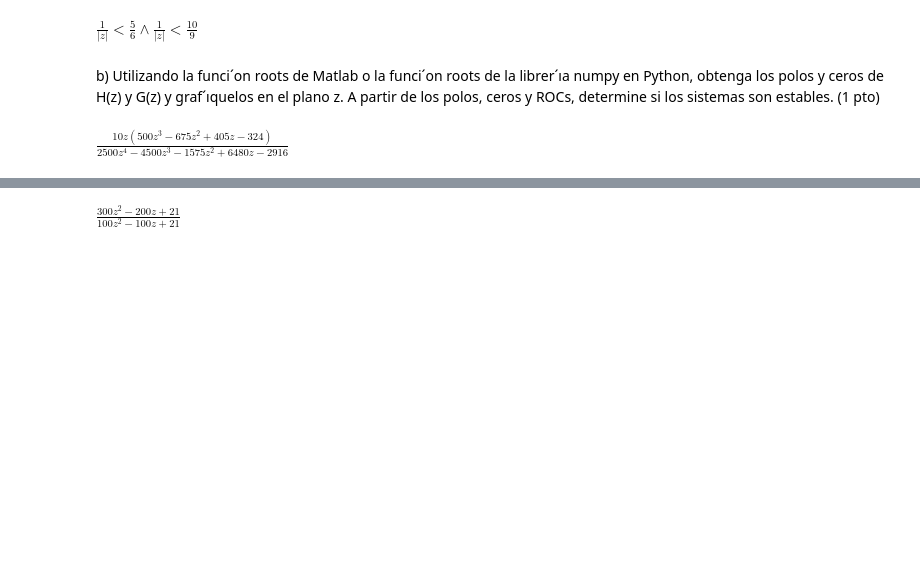
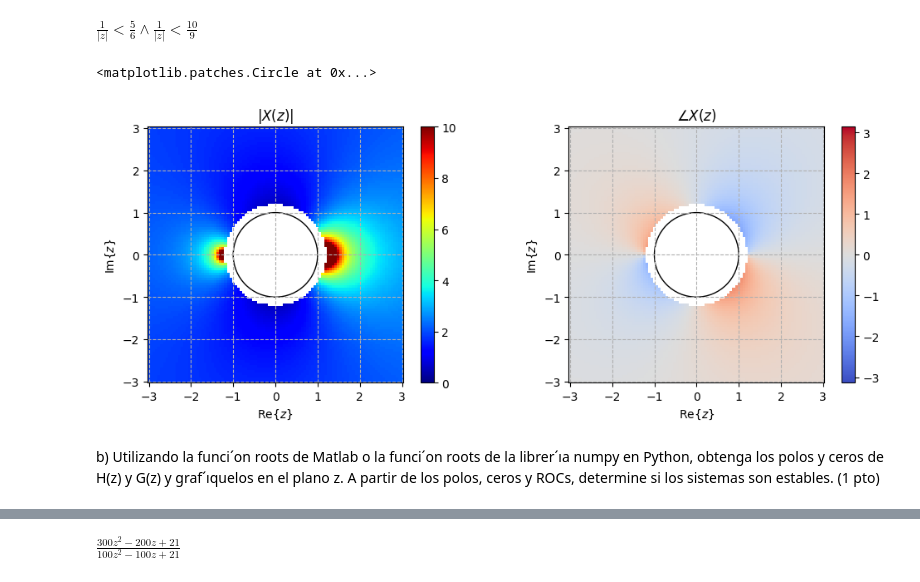
Before and after one commit to ExampleToFollow/PracticasPDS, a Jupyter notebook: Lab3/LabComputacional_20213704.ipynb, the cells around one changed output, grey strips where cells are left out. Drawn from its saved outputs; the diff is of its cells as text; code cells hidden in the pictures; blank space fills up the shorter version.

```diff
--- a/Lab3/LabComputacional_20213704.ipynb
+++ b/Lab3/LabComputacional_20213704.ipynb
@@ -97,29 +92,62 @@ ROCg
 # %% [output]
 ------------------ROC de   G(Z) --------------------
 $\displaystyle \frac{1}{\left|{z}\right|} < \frac{5}{6} \wedge \frac{1}{\left|{z}\right|} < \frac{10}{9}$
+# %%
+rz = np.linspace(-3,3,100)
+iz = np.linspace(-3,3,100)
+rr, ii = np.meshgrid(rz,iz)
+zz = rr+1j*ii
+
+ROC1 = np.abs(zz)>np.abs(1.2)
+ROC2 = np.abs(zz)>np.abs(0.9)
+ROC =  np.logical_and(ROC1,ROC2)
+
+G_Z =  10 * zz *(500*zz**3 -675 *zz**2 + 405*zz -324) / (2500 * zz**4  - 4500 * zz**3 - 1575 * zz**2 + 6480 *zz - 2916 )
+#Escribimos una expresión
+G_Z[~ROC] = np.NaN
+
+#Ploteamos
+fig = plt.figure(figsize=[12,4])
+(ax1,ax2) = fig.subplots(1,2)
+im = ax1.pcolormesh(rz,iz,np.abs(G_Z),cmap=cm.jet,shading='auto')
+ax1.set_xlabel('$\mathrm{Re}\{z\}$')
+ax1.set_ylabel('$\mathrm{Im}\{z\}$')
+ax1.set_title('$|X(z)|$')
+ax1.set_aspect(1)
+ax1.grid('on',linestyle='--')
+im.set_clim(0,10)
+fig.colorbar(im,ax=ax1)
+
+circ = plt.Circle((0, 0), radius=1, edgecolor='k', facecolor='None')
+ax1.add_artist(circ)
+
+im = ax2.pcolormesh(rz,iz,np.angle(G_Z),cmap=cm.coolwarm,shading='auto')
+ax2.set_xlabel('$\mathrm{Re}\{z\}$')
+ax2.set_ylabel('$\mathrm{Im}\{z\}$')
+ax2.set_title('$\\angle X(z)$')
+ax2.set_aspect(1)
+ax2.grid('on',linestyle='--')
+im.set_clim(-np.pi,np.pi)
+fig.colorbar(im,ax=ax2)
+
+circ = plt.Circle((0, 0), radius=1, edgecolor='k', facecolor='None')
+ax2.add_artist(circ)
+# %% [output]
+<matplotlib.patches.Circle at 0x...>
+[figure, added]
 # %% [markdown]
 b) Utilizando la funci´on roots de Matlab o la funci´on roots de la librer´ıa numpy en Python, obtenga
 los polos y ceros de H(z) y G(z) y graf´ıquelos en el plano z. A partir de los polos, ceros y ROCs,
 determine si los sistemas son estables. (1 pto)
 # %%
+#ANEXO
 from matplotlib import patches
-def zplane(b,a,filename=None):
+def plotearZerosPolos(polos,zeros,titulo, filename=None):
     ax = plt.subplot(111)
     uc = patches.Circle((0,0), radius=1, fill=False, color='black', ls='dashed')
     ax.add_patch(uc)
-    if np.max(b) > 1:
-        kn = np.max(b)
-        b = b/float(kn)
-    else:
-        kn = 1
-    if np.max(a) > 1:
-        kd = np.max(a)
-        a = a/float(kd)
-    else:
-        kd = 1
-    p = np.roots(a)
-    z = np.roots(b)
-    k = kn/float(kd)
+    p = polos
+    z = zeros
     t1 = plt.plot(z.real, z.imag, 'go', ms=10)
     plt.setp( t1, markersize=10.0, markeredgewidth=1.0,
     markeredgecolor='k', markerfacecolor='g')
@@ -132,15 +160,9 @@ def zplane(b,a,filename=None):
     ax.spines['top'].set_visible(False)
     r = 1.5; plt.axis('scaled'); plt.axis([-r, r, -r, r])
     ticks = [-1, -.5, .5, 1]; plt.xticks(ticks); plt.yticks(ticks)
-    plt.title('Polos y Ceros en el plano z')
+    plt.title(titulo)
     if filename is None:
         plt.show()
     else:
         plt.savefig(filename)
     return z, p, k
-
-
-#FUNCION G
-sym.simplify(G_z_supreme)
-# %% [output]
-$\displaystyle \frac{10 z \left(500 z^{3} - 675 z^{2} + 405 z - 324\right)}{2500 z^{4} - 4500 z^{3} - 1575 z^{2} + 6480 z - 2916}$
```
Also changed, not shown: parts of 9 cells of this notebook, 1 other file.
